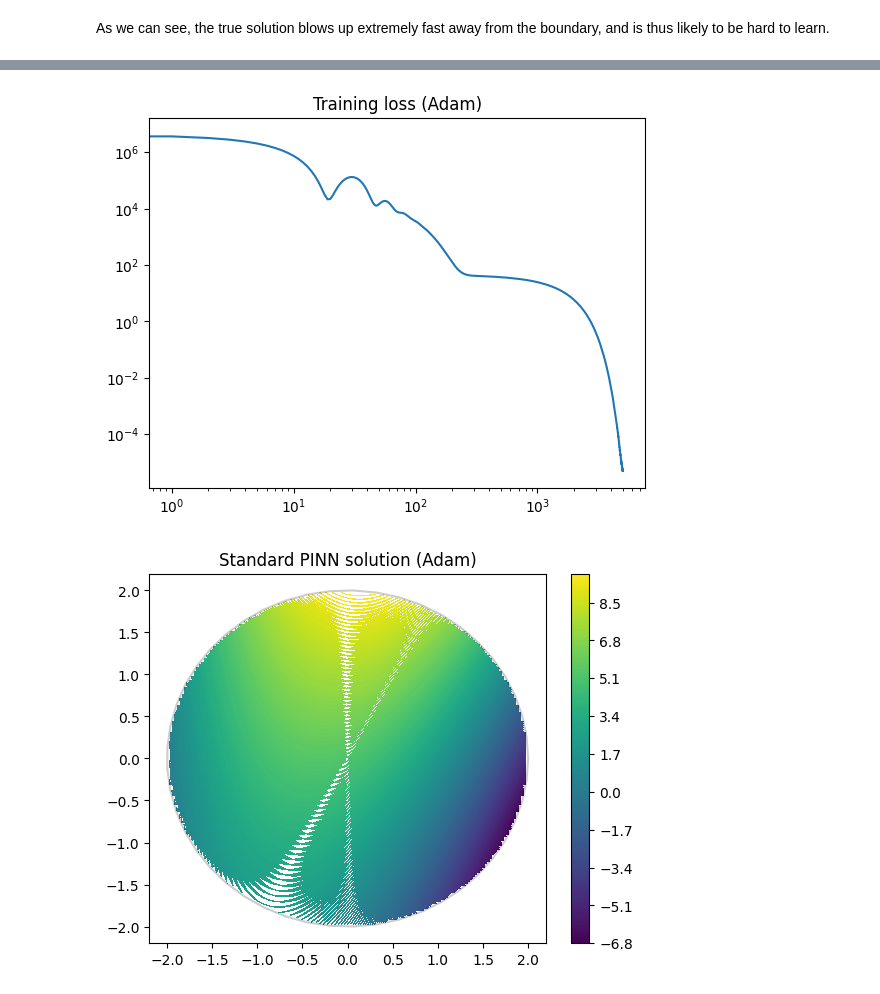
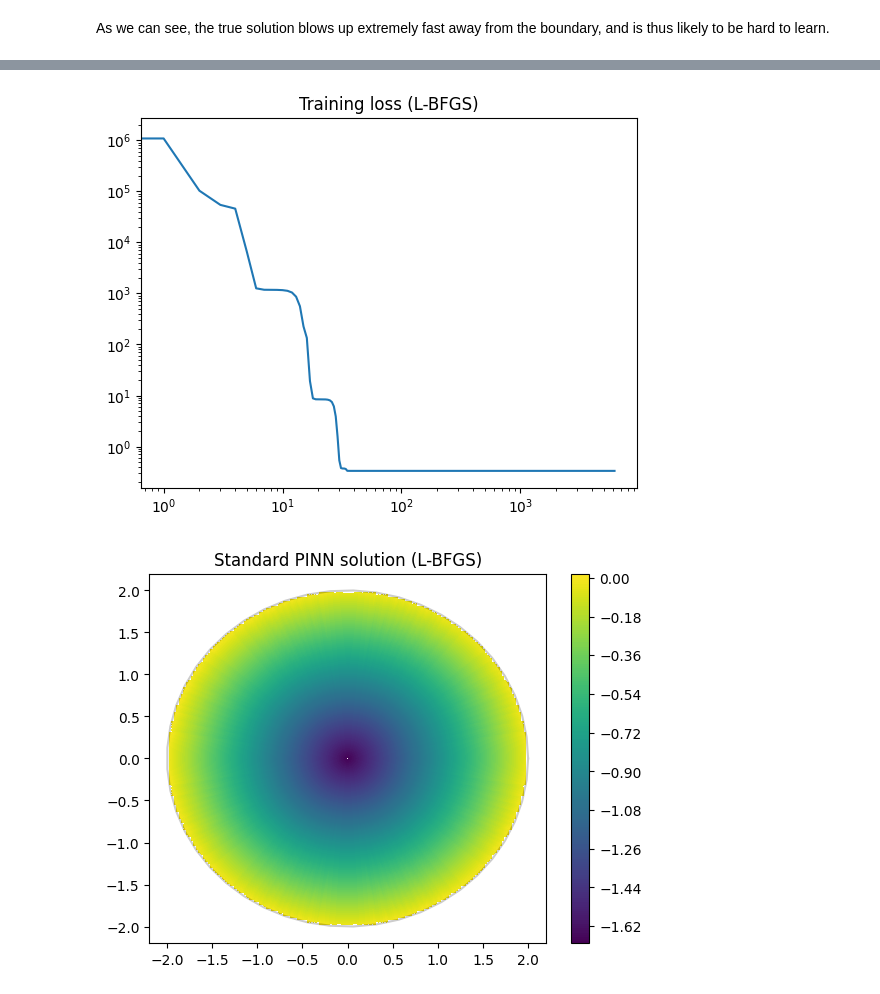
Before and after one commit to StratosFair/Mean_Escape_Time, a Jupyter notebook: OU_process/Models/standard_pinn_training.ipynb, the cells around one changed output, grey strips where cells are left out. Saved outputs shown, nothing was run; the diff lists cells and outputs as text; code cells hidden in the pictures.

```diff
--- a/OU_process/Models/standard_pinn_training.ipynb
+++ b/OU_process/Models/standard_pinn_training.ipynb
@@ -224,8 +267,8 @@ train(model, X_c_train, X_b_train)
 # %%
 plt.loglog(losses)
-plt.title('Training loss (Adam)')
+plt.title('Training loss (L-BFGS)')
 plt.show()
 # %% [output]
-[figure, old version]
+[figure, new version]
 # %%
 # save the model
@@ -233,27 +276,27 @@ torch.save(model.state_dict(), 'standard_pinn_adam.pt')
 # %%
 #load the model
 model = StandardPINN()
 model.load_state_dict(\
-torch.load('standard_pinn_adam.pt'))
+torch.load('standard_pinn_LBFGS.pt'))
 
 #evaluate the model on a uniform grid
 n_points = 150
 tt = np.linspace(-1, 1, n_points) * radius
 xx, yy = np.meshgrid(tt, tt)  # create unit square grid
 xx, yy = np.where(xx**2 + yy**2 <= radius**2, xx, 0), np.where(xx**2 + yy**2 <= radius**2 , yy, 0) #(https://stackoverflow.com/questions/15733530/)
 zz_true = true_solution_vectorized(xx,yy)
 
 input = torch.from_numpy(np.vstack((xx.ravel(),yy.ravel())).T).float()#.requires_grad_(False)
 learned_sol = model(input)
 
 #plot
 learned_sol_np = learned_sol.detach().numpy().reshape(xx.shape)
 #learned_sol_smooth = ndimage.gaussian_filter(learned_sol_np, sigma=0.1, order=0) #smoothing for visualization
 
 fig, ax = plt.subplots()
 ax.plot(cx, cy,'k-', alpha=.2)
 contour = ax.contourf(xx, yy, learned_sol_np, levels=200)
-ax.set_title('Standard PINN solution (Adam)')
+ax.set_title('Standard PINN solution (L-BFGS)')
 cb = fig.colorbar(contour, ax=ax)
 # %% [output]
-[figure, old version]
+[figure, new version]
```
Also changed, not shown: parts of 7 cells of this notebook.
